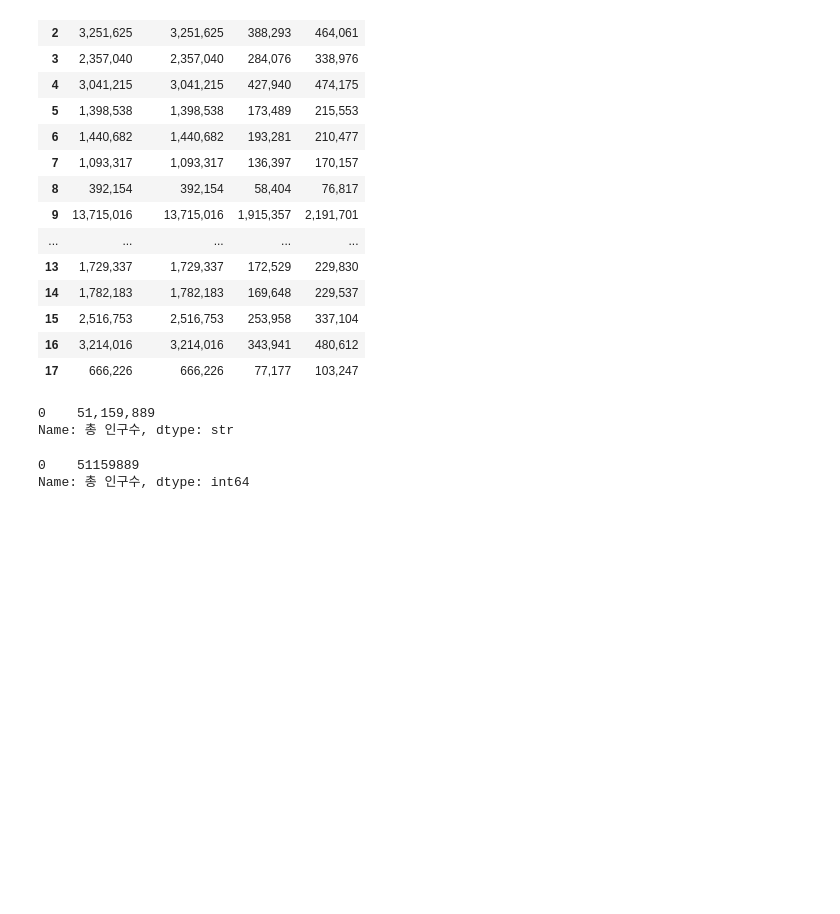
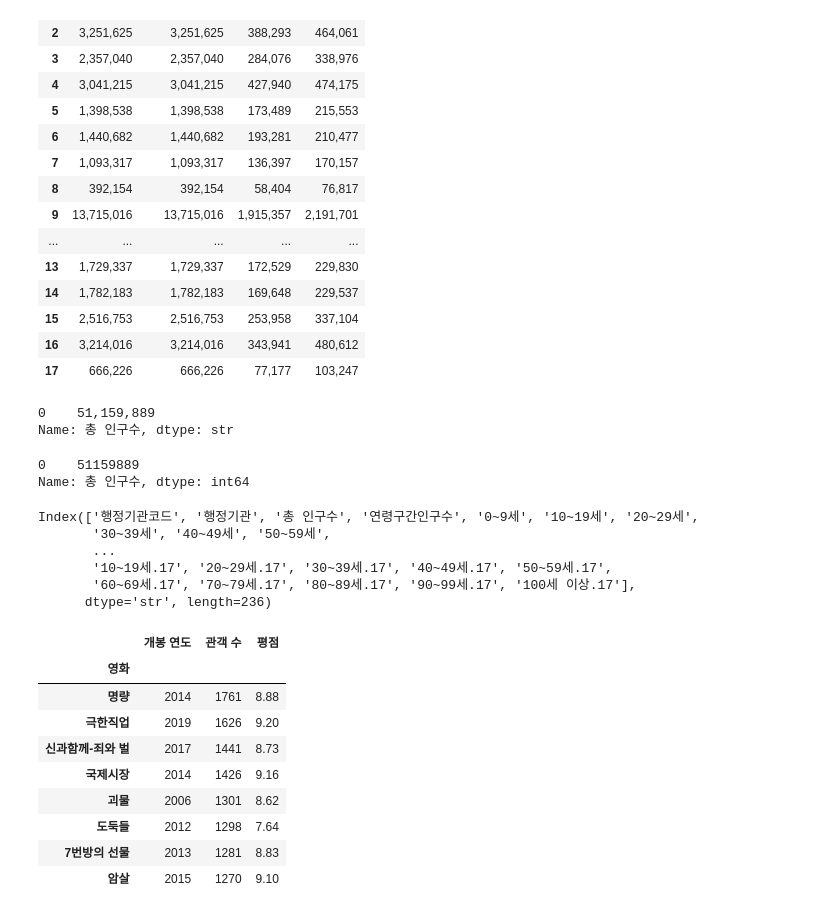
Before and after one commit to naegil73-png/aix_data_0928, a Jupyter notebook: p0929/p0929_08.ipynb, the cells around one changed output. Drawn from its saved outputs; the diff is of its cells as text; code cells hidden in the pictures; blank space fills up the shorter version.

```diff
--- a/p0929/p0929_08.ipynb
+++ b/p0929/p0929_08.ipynb
@@ -126,3 +126,13 @@ df[:1]['총 인구수'].str.replace(",","").astype('int') # 숫자형 문자열
 # %% [output]
 0    51159889
 Name: 총 인구수, dtype: int64
+# %%
+df=pd.read_excel('file/연령별인구현황_2025.xlsx',skiprows=3)
+df.columns
+# %% [output]
+Index(['행정기관코드', '행정기관', '총 인구수', '연령구간인구수', '0~9세', '10~19세', '20~29세',
+       '30~39세', '40~49세', '50~59세',
+       ...
+       '10~19세.17', '20~29세.17', '30~39세.17', '40~49세.17', '50~59세.17',
+       '60~69세.17', '70~79세.17', '80~89세.17', '90~99세.17', '100세 이상.17'],
+      dtype='str', length=236)
@@ -128,0 +152,14 @@ Name: 총 인구수, dtype: int64
+# %%
+df = pd.read_excel("file/screen.xlsx",index_col="영화")
+df
+# %% [output]
+|  | 개봉 연도 | 관객 수 | 평점 |
+| 영화 |  |  |  |
+| 명량 | 2014 | 1761 | 8.88 |
+| 극한직업 | 2019 | 1626 | 9.20 |
+| 신과함께-죄와 벌 | 2017 | 1441 | 8.73 |
+| 국제시장 | 2014 | 1426 | 9.16 |
+| 괴물 | 2006 | 1301 | 8.62 |
+| 도둑들 | 2012 | 1298 | 7.64 |
+| 7번방의 선물 | 2013 | 1281 | 8.83 |
+| 암살 | 2015 | 1270 | 9.10 |
```
Also changed, not shown: parts of 5 cells of this notebook, 5 other files.
